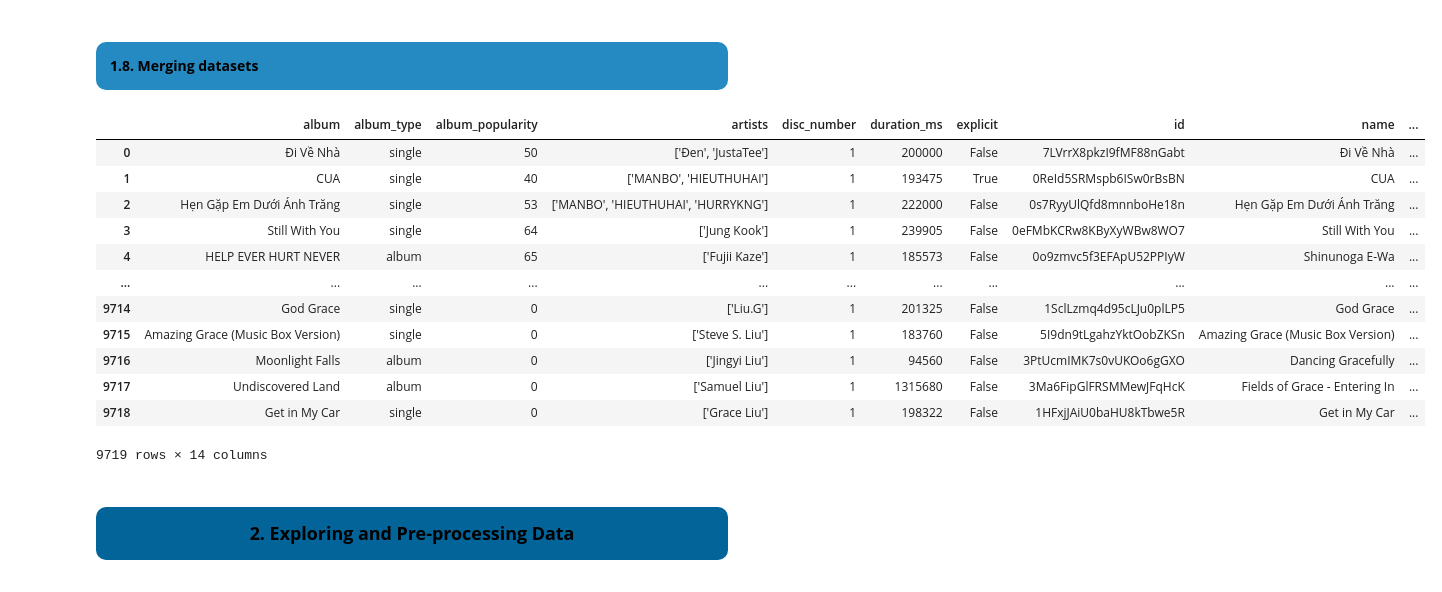
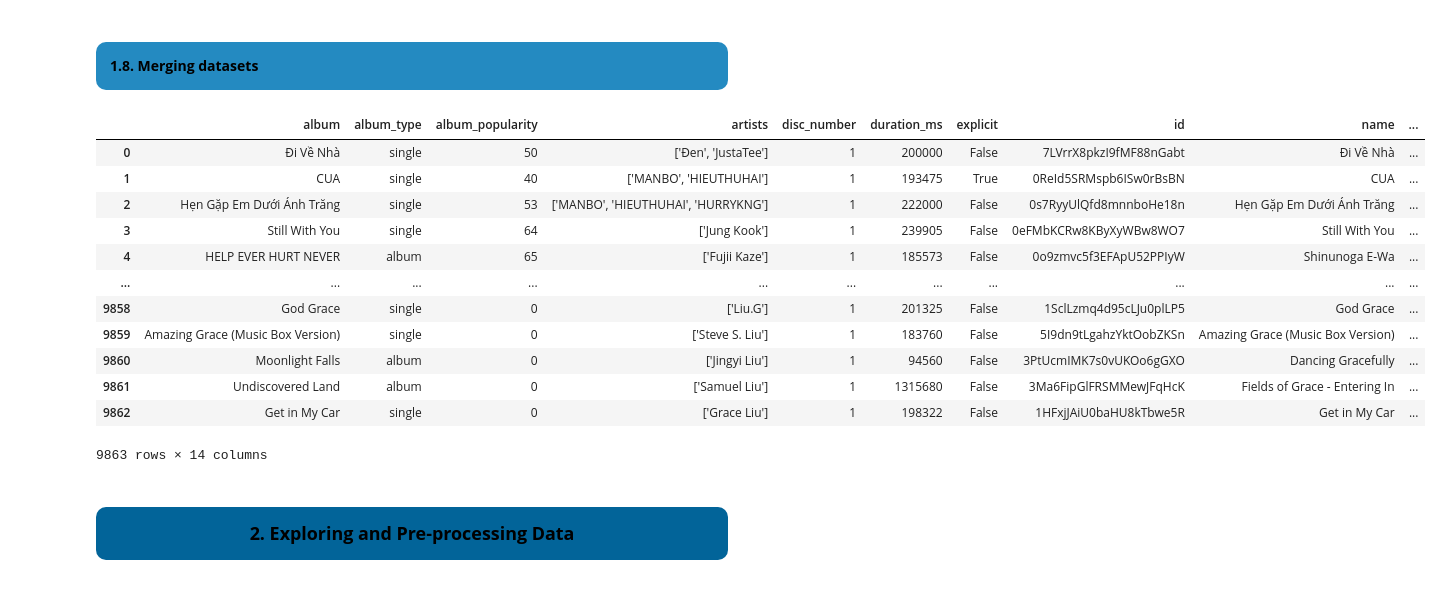
Before and after one commit to truongthuankiet1990gmailcom/Data-Visualization-HW1, a Jupyter notebook: notebook.ipynb, the cells around one changed output. Cells and saved outputs as stored; diff of their text form; code cells hidden in the pictures.

```diff
--- a/notebook.ipynb
+++ b/notebook.ipynb
@@ -1377,23 +1378,22 @@ df_2.drop(columns="available_markets", inplace=True)
 merged_df_2 = df_2.merge(df_2_streamcounts, on='id', how='left')
 # %%
 df_full = pd.concat([merged_df_1, merged_df_2], ignore_index=True)
-df_full = df_full.drop_duplicates(subset='id', keep='first').reset_index(drop=True)
 
 df_full
 # %% [output]
 |  | album | album_type | album_popularity | artists | disc_number | duration_ms | explicit | id | name | ... |
 | 0 | Đi Về Nhà | single | 50 | ['Đen', 'JustaTee'] | 1 | 200000 | False | 7LVrrX8pkzI9fMF88nGabt | Đi Về Nhà | ... |
 | 1 | CUA | single | 40 | ['MANBO', 'HIEUTHUHAI'] | 1 | 193475 | True | 0ReId5SRMspb6ISw0rBsBN | CUA | ... |
 | 2 | Hẹn Gặp Em Dưới Ánh Trăng | single | 53 | ['MANBO', 'HIEUTHUHAI', 'HURRYKNG'] | 1 | 222000 | False | 0s7RyyUlQfd8mnnboHe18n | Hẹn Gặp Em Dưới Ánh Trăng | ... |
 | 3 | Still With You | single | 64 | ['Jung Kook'] | 1 | 239905 | False | 0eFMbKCRw8KByXyWBw8WO7 | Still With You | ... |
 | 4 | HELP EVER HURT NEVER | album | 65 | ['Fujii Kaze'] | 1 | 185573 | False | 0o9zmvc5f3EFApU52PPIyW | Shinunoga E-Wa | ... |
 | ... | ... | ... | ... | ... | ... | ... | ... | ... | ... | ... |
-| 9714 | God Grace | single | 0 | ['Liu.G'] | 1 | 201325 | False | 1SclLzmq4d95cLJu0plLP5 | God Grace | ... |
-| 9715 | Amazing Grace (Music Box Version) | single | 0 | ['Steve S. Liu'] | 1 | 183760 | False | 5I9dn9tLgahzYktOobZKSn | Amazing Grace (Music Box Version) | ... |
-| 9716 | Moonlight Falls | album | 0 | ['Jingyi Liu'] | 1 | 94560 | False | 3PtUcmIMK7s0vUKOo6gGXO | Dancing Gracefully | ... |
-| 9717 | Undiscovered Land | album | 0 | ['Samuel Liu'] | 1 | 1315680 | False | 3Ma6FipGlFRSMMewJFqHcK | Fields of Grace - Entering In | ... |
-| 9718 | Get in My Car | single | 0 | ['Grace Liu'] | 1 | 198322 | False | 1HFxjJAiU0baHU8kTbwe5R | Get in My Car | ... |
+| 9858 | God Grace | single | 0 | ['Liu.G'] | 1 | 201325 | False | 1SclLzmq4d95cLJu0plLP5 | God Grace | ... |
+| 9859 | Amazing Grace (Music Box Version) | single | 0 | ['Steve S. Liu'] | 1 | 183760 | False | 5I9dn9tLgahzYktOobZKSn | Amazing Grace (Music Box Version) | ... |
+| 9860 | Moonlight Falls | album | 0 | ['Jingyi Liu'] | 1 | 94560 | False | 3PtUcmIMK7s0vUKOo6gGXO | Dancing Gracefully | ... |
+| 9861 | Undiscovered Land | album | 0 | ['Samuel Liu'] | 1 | 1315680 | False | 3Ma6FipGlFRSMMewJFqHcK | Fields of Grace - Entering In | ... |
+| 9862 | Get in My Car | single | 0 | ['Grace Liu'] | 1 | 198322 | False | 1HFxjJAiU0baHU8kTbwe5R | Get in My Car | ... |
-9719 rows × 14 columns
+9863 rows × 14 columns
 # %%
 df_full.to_csv("data/vietnamese_songs_full.csv",index=False)
 # %% [markdown]
```
Also changed, not shown: parts of 16 cells of this notebook, 1 other file.
